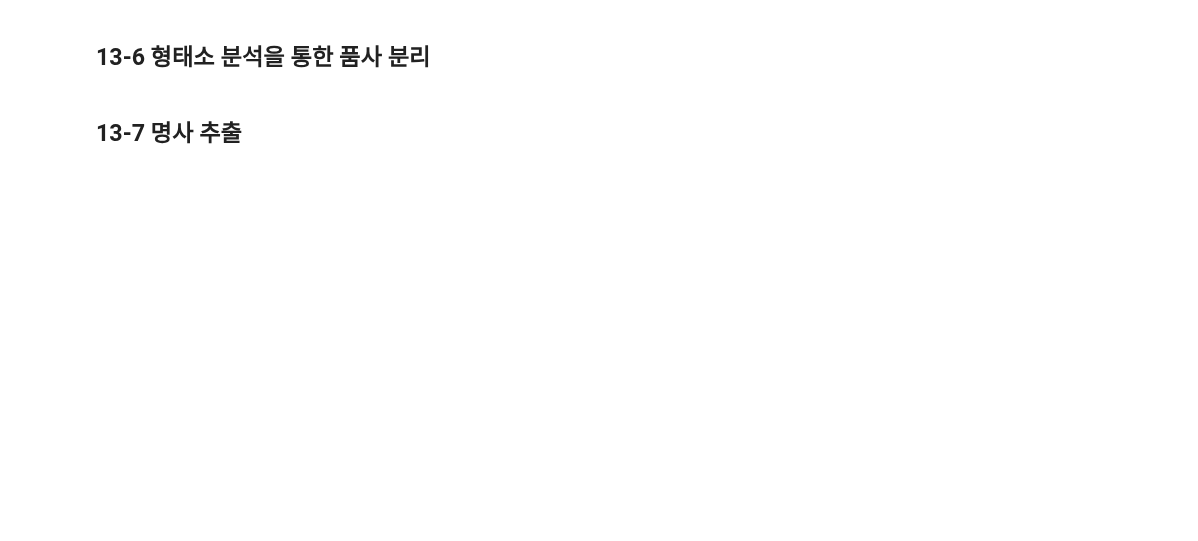
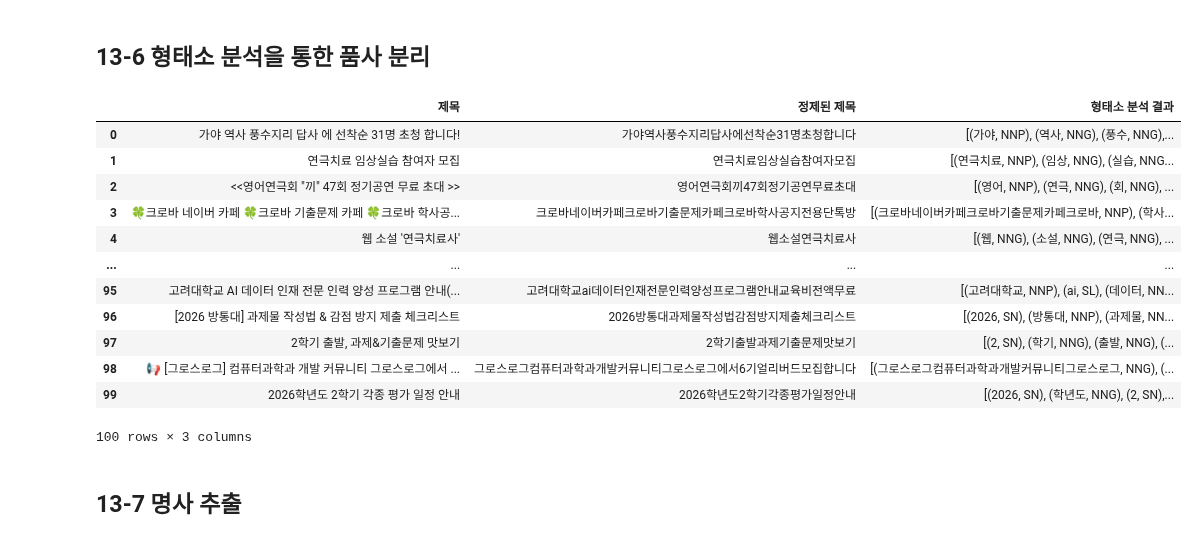
Before and after one commit to Jee-SungHee/Danalysis, a Jupyter notebook: 오픈소스_데이터_분석_13강.ipynb, the cells around one changed output. Drawn from its saved outputs; the diff is of its cells as text; code cells hidden in the pictures; blank space fills up the shorter version.

```diff
--- a/오픈소스_데이터_분석_13강.ipynb
+++ b/오픈소스_데이터_분석_13강.ipynb
@@ -254,33 +297,47 @@ print(kiwi.analyze('안녕하세요 저는 방송대 학생입니다.')[0][0])
 # %%
 from kiwipiepy import Kiwi
 
 ## 형태소 분석기 초기화 및 사용자 사전 추가
 kiwi = Kiwi()
 kiwi.add_user_word('방송대', 'NNP')
 kiwi.add_user_word('방통대', 'NNP')
 
 ## 텍스트 형태소 분석 함수
 def analyze_morphemes(text):
     if isinstance(text, str):
        result = kiwi.analyze(text)
 
        morphemes = []
        for token in result[0][0]:
             ## 형태소(form)와 품사(tag) 정보를 튜플로 morphemes에 추가
-
+            morphemes.append((token.form, token.tag))
        return morphemes
     else:
         return []
 
 ## 데이터프레임에 형태소 분석 적용 함수
 def pos_df(df):
   if not df.empty:
       # `정제된 제목` 칼럼의 값에 analyze_morphemes 함수를 적용하고 결과를 `행태소 분석 결과` 칼럼에 저장
-
+      df['형태소 분석 결과'] = df['정제된 제목'].apply(analyze_morphemes)
 
 ## 형태소 분석 적용
 pos_df(cs_df)
 cs_df
+# %% [output]
+|  | 제목 | 정제된 제목 | 형태소 분석 결과 |
+| 0 | 가야 역사 풍수지리 답사 에 선착순 31명 초청 합니다! | 가야역사풍수지리답사에선착순31명초청합니다 | [(가야, NNP), (역사, NNG), (풍수, NNG),... |
+| 1 | 연극치료 임상실습 참여자 모집 | 연극치료임상실습참여자모집 | [(연극치료, NNP), (임상, NNG), (실습, NNG... |
+| 2 | <<영어연극회 "끼" 47회 정기공연 무료 초대 >> | 영어연극회끼47회정기공연무료초대 | [(영어, NNP), (연극, NNG), (회, NNG), ... |
+| 3 | 🍀크로바 네이버 카페 🍀크로바 기출문제 카페 🍀크로바 학사공... | 크로바네이버카페크로바기출문제카페크로바학사공지전용단톡방 | [(크로바네이버카페크로바기출문제카페크로바, NNP), (학사... |
+| 4 | 웹 소설 '연극치료사' | 웹소설연극치료사 | [(웹, NNG), (소설, NNG), (연극, NNG), ... |
+| ... | ... | ... | ... |
+| 95 | 고려대학교 AI 데이터 인재 전문 인력 양성 프로그램 안내(... | 고려대학교ai데이터인재전문인력양성프로그램안내교육비전액무료 | [(고려대학교, NNP), (ai, SL), (데이터, NN... |
+| 96 | [2026 방통대] 과제물 작성법 & 감점 방지 제출 체크리스트 | 2026방통대과제물작성법감점방지제출체크리스트 | [(2026, SN), (방통대, NNP), (과제물, NN... |
+| 97 | 2학기 출발, 과제&기출문제 맛보기 | 2학기출발과제기출문제맛보기 | [(2, SN), (학기, NNG), (출발, NNG), (... |
+| 98 | 📢 [그로스로그] 컴퓨터과학과 개발 커뮤니티 그로스로그에서 ... | 그로스로그컴퓨터과학과개발커뮤니티그로스로그에서6기얼리버드모집합니다 | [(그로스로그컴퓨터과학과개발커뮤니티그로스로그, NNG), (... |
+| 99 | 2026학년도 2학기 각종 평가 일정 안내 | 2026학년도2학기각종평가일정안내 | [(2026, SN), (학년도, NNG), (2, SN),... |
+100 rows × 3 columns
 # %% [markdown]
 ## 13-7 명사 추출
 # %%
```
Also changed, not shown: parts of 19 cells of this notebook.
